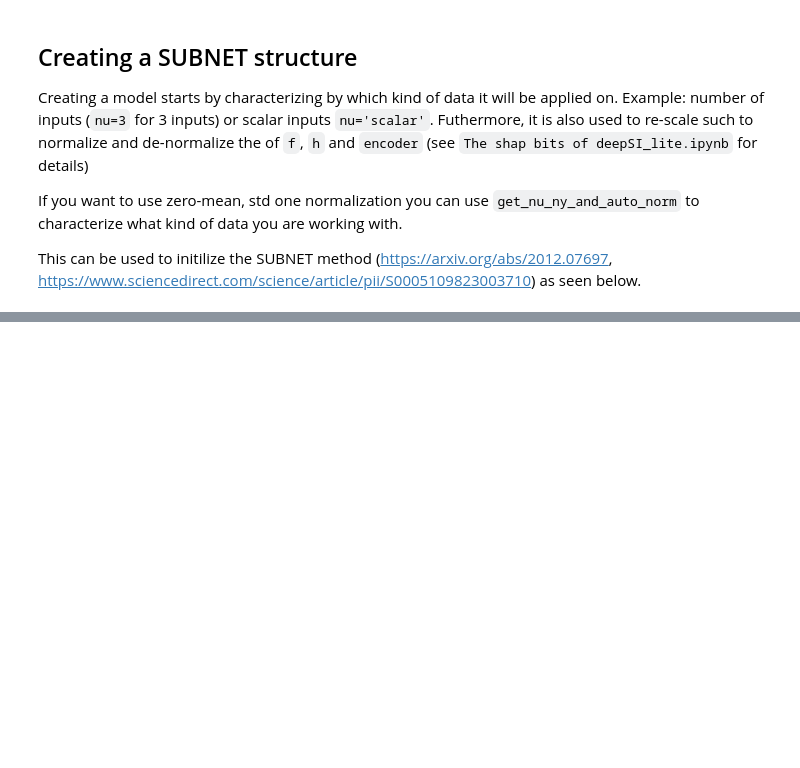
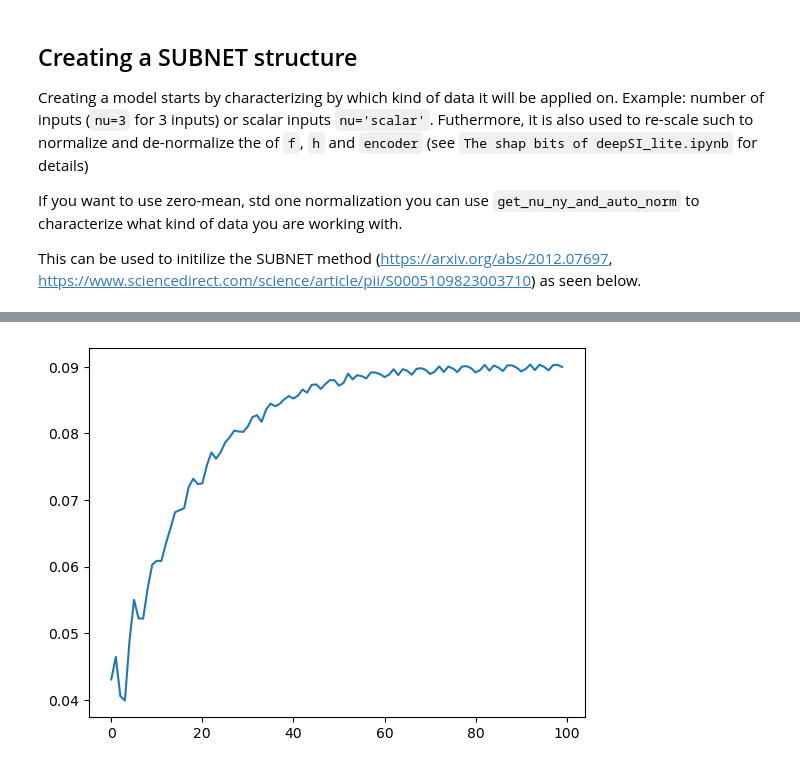
Before and after one commit to GerbenBeintema/deepSI_lite, a Jupyter notebook: examples/Demonstration deepSI_lite.ipynb, the cells around one changed output, grey strips where cells are left out. Drawn from its saved outputs; the diff is of its cells as text; code cells hidden in the pictures; blank space fills up the shorter version.

```diff
--- a/examples/Demonstration deepSI_lite.ipynb
+++ b/examples/Demonstration deepSI_lite.ipynb
@@ -319,0 +486,8 @@ it     100 NRMS loss 0.78615 NRMS val 0.83802!! 367.90 samps/sec
+# %%
+import torch
+model = train_dict['last_model']
+
+optimizer = torch.optim.Adam(model.parameters())
+optimizer.load_state_dict(train_dict['last_optimizer_state'])
+
+train_dict = dsi.fit(model, train, val, n_its=201, val_freq=10, optimizer=optimizer)
@@ -319,0 +529,12 @@ it     100 NRMS loss 0.78615 NRMS val 0.83802!! 367.90 samps/sec
+# %%
+import deepSI_lite as dsi
+import nonlinear_benchmarks as nlb
+from matplotlib import pyplot as plt
+
+train_val, test = nlb.Silverbox()
+nu, ny, norm = dsi.get_nu_ny_and_auto_norm(train_val)
+train_val, test = norm.transform(train_val), norm.transform(test) #normalize data
+s = int(len(train_val)*0.95)
+train, val = train_val[:s], train_val[s:]
+model = dsi.models.SUBNET(nu, ny, dsi.Norm(0, 1, 0, 1), nx=4)
+train_dict = dsi.fit(model, train, val, n_its=1001, val_freq=100)
@@ -319,0 +554,11 @@ it     100 NRMS loss 0.78615 NRMS val 0.83802!! 367.90 samps/sec
+# %%
+(upast, ypast, ufuture, yfuture), ids = model.create_arrays(test, T=100, stride=10)
+import torch
+with torch.no_grad():
+    yfuture_pred = model(upast[ids], ypast[ids], ufuture[ids])
+# %%
+RMS_time = ((yfuture_pred - yfuture[ids])**2).mean(0)**0.5
+plt.plot(RMS_time)
+plt.show()
+# %% [output]
+[figure, added]
```
Also changed, not shown: parts of 33 cells of this notebook, 6 other files.
